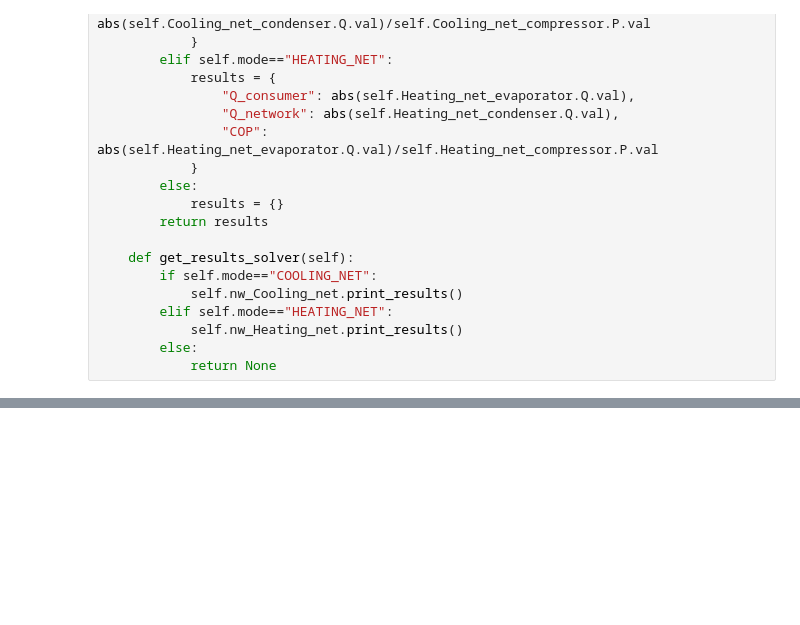
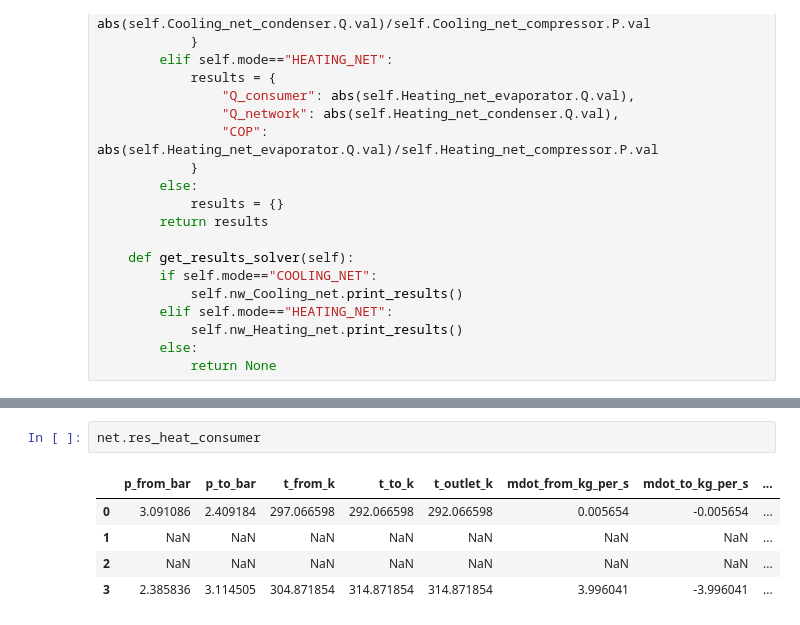
Before and after one commit to SerranoScope/Reduced_simulation, a Jupyter notebook: Heat_pump/Heat_pump_BiND.ipynb, the cells around one changed output, grey strips where cells are left out. Drawn from its saved outputs; the diff is of its cells as text; blank space fills up the shorter version.

```diff
--- a/Heat_pump/Heat_pump_BiND.ipynb
+++ b/Heat_pump/Heat_pump_BiND.ipynb
@@ -298,0 +387,8 @@ net.res_junction
+# %%
+net.res_heat_consumer
+# %% [output]
+|  | p_from_bar | p_to_bar | t_from_k | t_to_k | t_outlet_k | mdot_from_kg_per_s | mdot_to_kg_per_s | ... |
+| 0 | 3.091086 | 2.409184 | 297.066598 | 292.066598 | 292.066598 | 0.005654 | -0.005654 | ... |
+| 1 | NaN | NaN | NaN | NaN | NaN | NaN | NaN | ... |
+| 2 | NaN | NaN | NaN | NaN | NaN | NaN | NaN | ... |
+| 3 | 2.385836 | 3.114505 | 304.871854 | 314.871854 | 314.871854 | 3.996041 | -3.996041 | ... |
```
Also changed, not shown: parts of 10 cells of this notebook.
